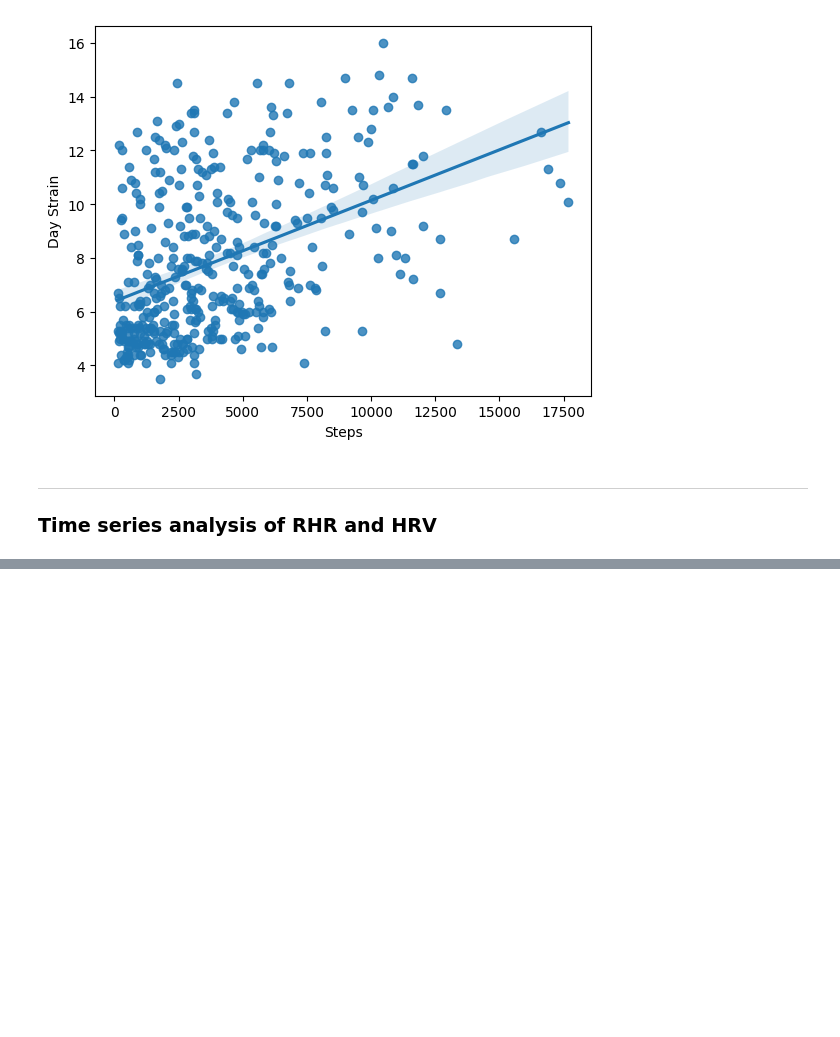
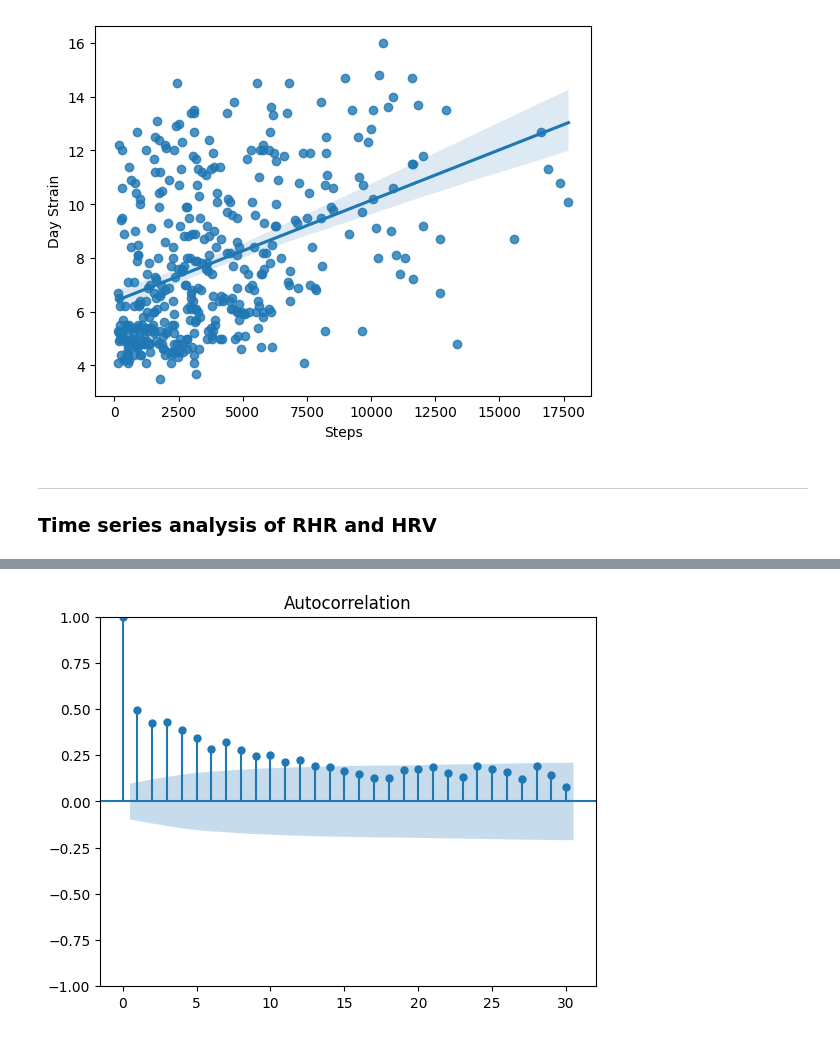
Before and after one commit to psyrgkan/Whoop_investigation, a Jupyter notebook: clean_data.ipynb, the cells around one changed output, grey strips where cells are left out. Cells and saved outputs as stored; diff of their text form; code cells hidden in the pictures; blank space fills up the shorter version.

```diff
--- a/clean_data.ipynb
+++ b/clean_data.ipynb
@@ -988,0 +1052,7 @@ See the caveats in the documentation: https://pandas.pydata.org/pandas-docs/stab
+# %%
+plot_acf(df_recent['Heart rate variability (ms)'], lags=30)
+
+# Show the data as a plot (via matplotlib)
+plt.show();
+# %% [output]
+[figure, added]
```
Also changed, not shown: parts of 29 cells of this notebook.
